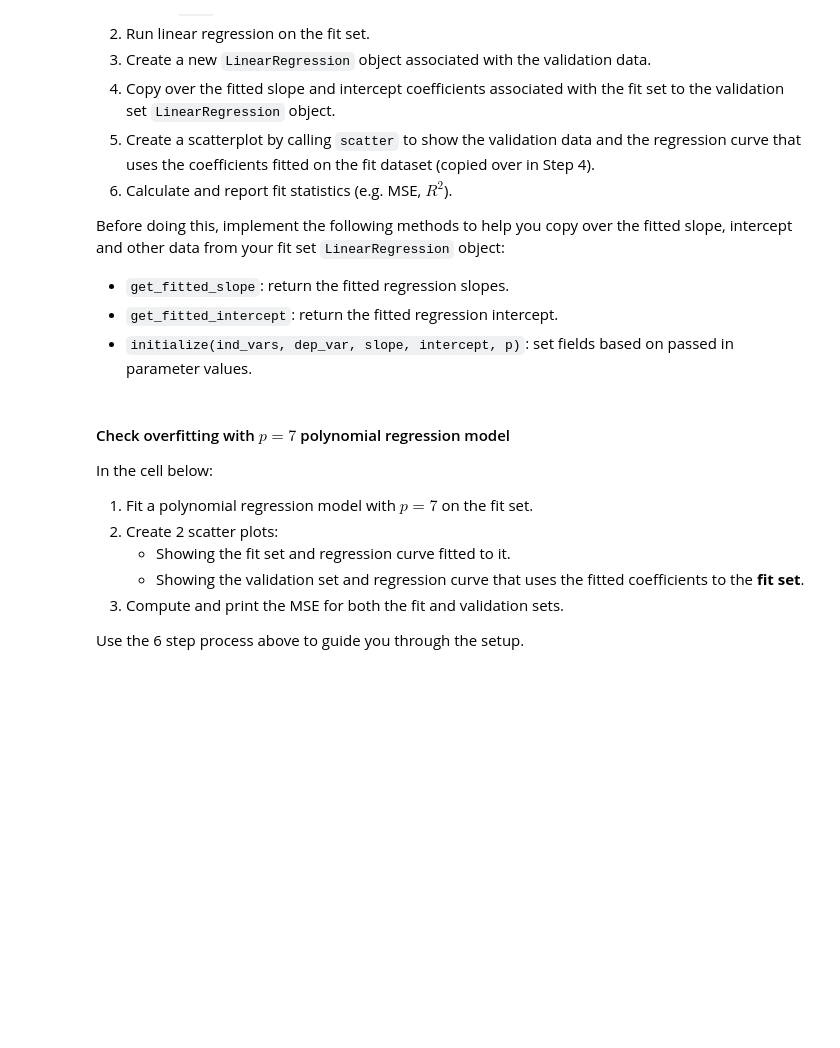
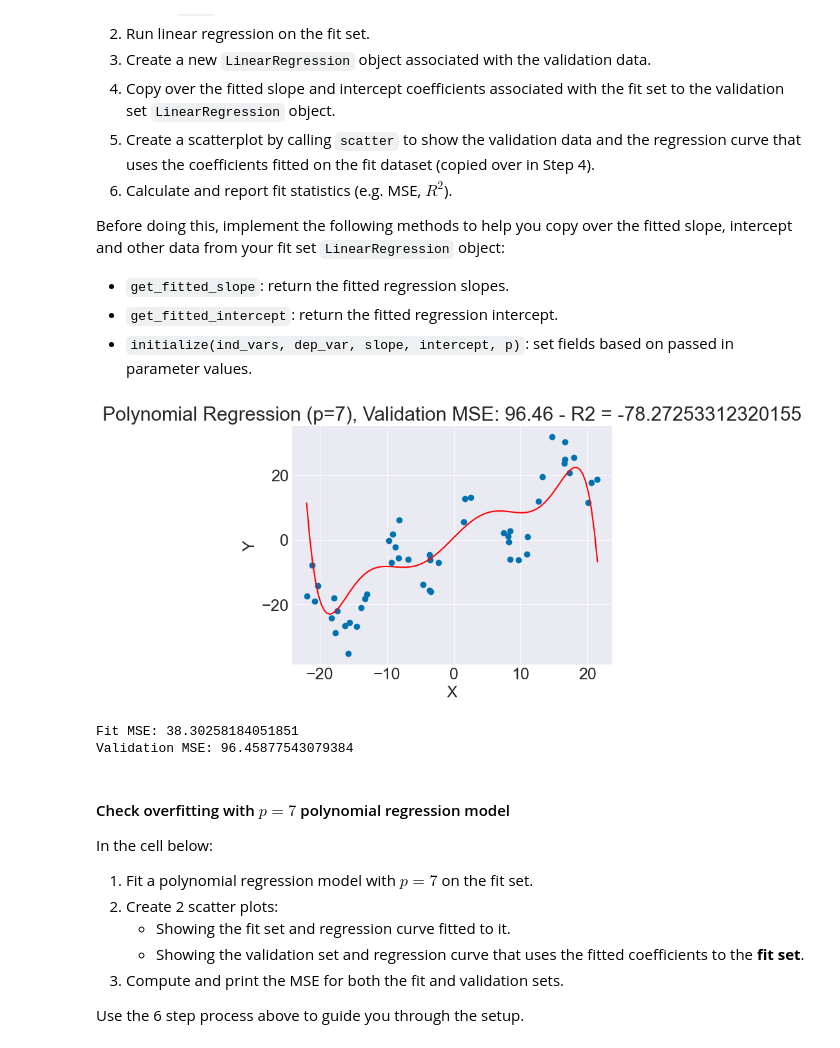
Before and after one commit to Chandrachud-2003/Chandras251Projects, a Jupyter notebook: Project3Final/polynomial_regression.ipynb, the cells around one changed output. Cells and saved outputs as stored; diff of their text form; code cells hidden in the pictures; blank space fills up the shorter version.

Commit message:
Finished project3Final initial

```diff
--- a/Project3Final/polynomial_regression.ipynb
+++ b/Project3Final/polynomial_regression.ipynb
@@ -141,3 +174,12 @@ The `poly_data.csv` dataset has 100 samples ($N=100$). In the cell below, split
 The data samples are already shuffled.
 
 *Hint: There is a helpful `Data` method for paring down a dataset into a certain range of samples.*
+# %%
+filename = 'data/poly_data.csv'
+poly_data_fit = data.Data(filename)
+poly_data_validate = data.Data(filename)
+poly_data_fit.limit_samples(0, 50)
+poly_data_validate.limit_samples(50, 100)
+
+print(poly_data_fit)
+print(poly_data_validate)
@@ -193,6 +253,32 @@ Before doing this, implement the following methods to help you copy over the fit
 - `get_fitted_slope`: return the fitted regression slopes.
 - `get_fitted_intercept`: return the fitted regression intercept.
 - `initialize(ind_vars, dep_var, slope, intercept, p)`: set fields based on passed in parameter values.
+# %%
+# Run the linear regression on the fit data
+p = 7
+
+# Already created data objects for both the fit and validation data
+
+# Run the linear regression on the fit data
+poly_fit_reg = linear_regression.LinearRegression(poly_data_fit)
+poly_fit_reg.linear_regression(ind_vars=['X'], dep_var='Y', p=p)
+
+# Create a new regression object for the validation data
+poly_validate_reg = linear_regression.LinearRegression(poly_data_validate)
+
+# Copy over the fitted slope and intercept coefficients associated with the fit data
+poly_validate_reg.initialize(['X'], 'Y', poly_fit_reg.get_fitted_slope(), poly_fit_reg.get_fitted_intercept(), p=p)
+
+# Create a scattterplot
+poly_validate_reg.scatter('X', 'Y', f'Polynomial Regression (p={p}), Validation MSE: {poly_validate_reg.mse:.2f}')
+
+# Compute and print the MSe for both the fit and validation data
+print(f'Fit MSE: {poly_fit_reg.mse}')
+print(f'Validation MSE: {poly_validate_reg.mse}')
+# %% [output]
+[figure, added]
+Fit MSE: 38.30258184051851
+Validation MSE: 96.45877543079384
 # %% [markdown]
 #### Check overfitting with $p = 7$ polynomial regression model
 
```
Also changed, not shown: parts of 11 cells of this notebook, 1 other file.
